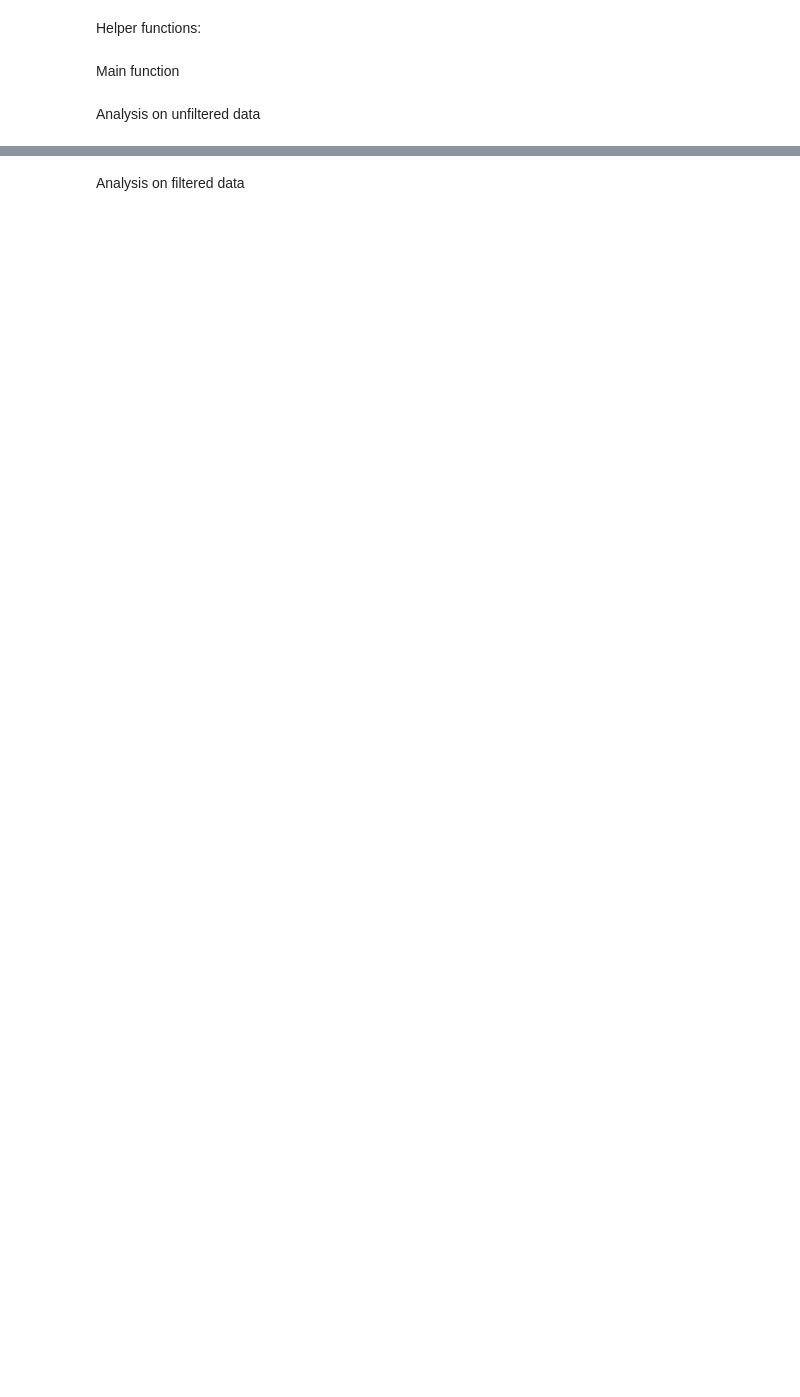
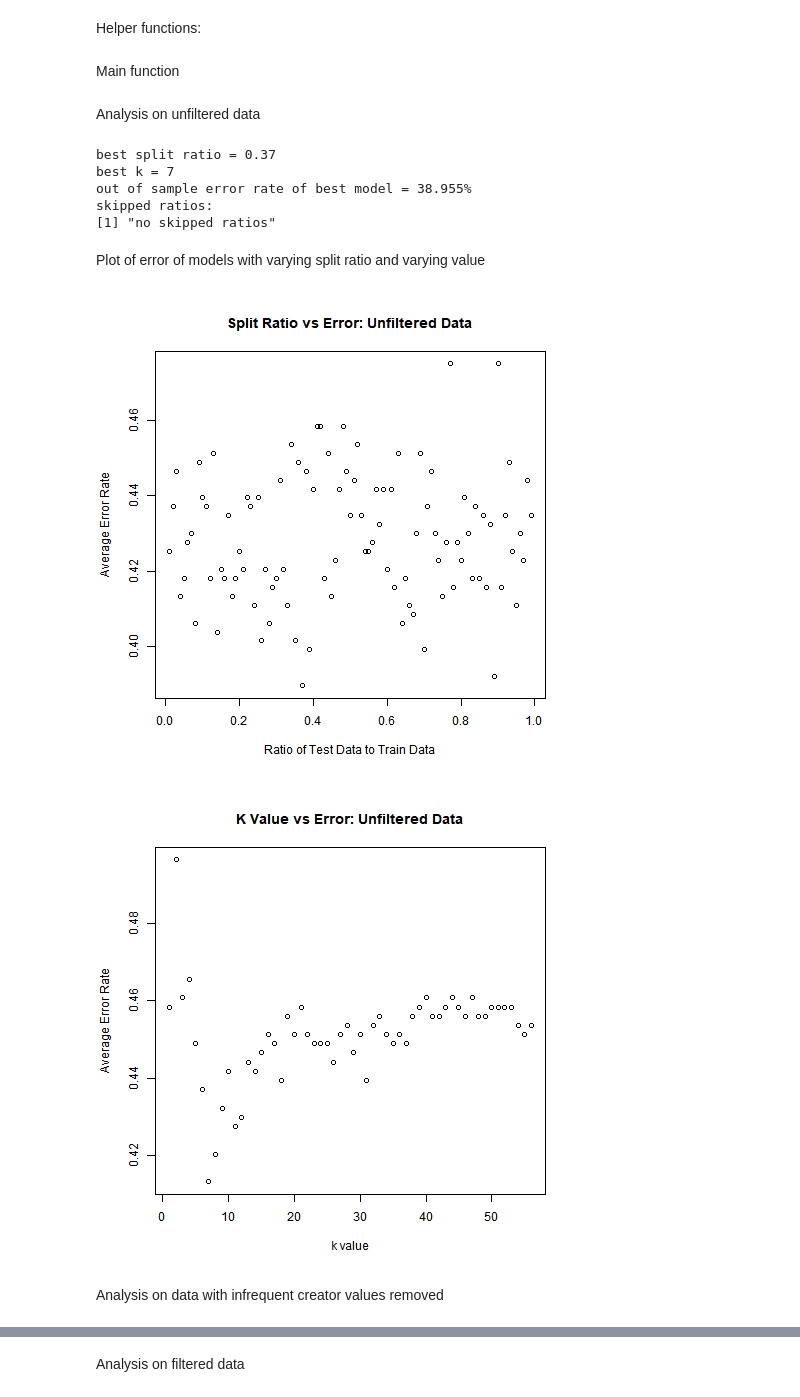
Before and after one commit to mikayla-eckelcifrese/DAT402-Project-1, a Jupyter notebook: K-Nearest Neighbors Analysis.ipynb, the cells around one changed output, grey strips where cells are left out. Drawn from its saved outputs; the diff is of its cells as text; code cells hidden in the pictures; blank space fills up the shorter version.

```diff
--- a/K-Nearest Neighbors Analysis.ipynb
+++ b/K-Nearest Neighbors Analysis.ipynb
@@ -135,13 +157,13 @@ creatorsBarChart;
 Since, as the above bar graph shows, the vast majority characters in the data set are from the top 6 creators, the others are unlikely to contribute
 meaningfully to the overall patterns and will only complicate the analysis, hence I'll remove them and create a new graph:
 # %%
-%%R -o superheroDataFilled
+%%R -o superheroData_removed_infrequent_creators
 
-superheroDataFilled =
+superheroData_removed_infrequent_creators =
 superheroDataFilled %>% filter(creator %in% c('Marvel Comics','DC Comics', 'Shueisha', 'Lego', 'Image Comics',
                                               'George Lucas', 'Dark Horse Comics', 'NBC - Heroes'))
 
-creatorNamesandCounts = GetNamesandCounts(superheroDataFilled['creator'])
+creatorNamesandCounts = GetNamesandCounts(superheroData_removed_infrequent_creators['creator'])
 
 
 #create labels for new graph
@@ -368,6 +435,55 @@ KNN_Analysis = function(df, category, categoryColumn, initialSplitRatio, quantit
 # %% [markdown]
 Analysis on unfiltered data
 # %%
-%%R -o knn_results
-knn_results = KNN_Analysis(superheroDataFilled, categoryColumn = superheroDataFilled$creator, initialSplitRatio = 0.73,
+%%R -o knn_results_unfiltered_data
+knn_results_unfiltered_data = KNN_Analysis(superheroDataFilled, categoryColumn = superheroDataFilled$creator, initialSplitRatio = 0.73,
                     quantitativeVariableColumns = 10:67, starting_k = 24)
+# %%
+def Show_KNN_Results(KNN_results, confusionMatrixNames = None): #too many categories for it to be worth displaying the confusion matrix for the full dataset, but worth                                                                 #it for the filtered data set
+    bestSplitRatio = KNN_results['bestSplitRatio'][0]
+    best_k = KNN_results['best_k'][0]
+    outOfSampleErrorSplitRatio = KNN_results['outOfSampleErrorSplitRatio']
+    #InSampleErrorSplitRatio = KNN_results['InSampleErrorSplitRatio']
+    outOfSampleErrorBestModel = outOfSampleErrorSplitRatio[int(bestSplitRatio * 100) - 1]
+    #InSampleErrorBestModel= InSampleErrorSplitRatio[int(bestSplitRatio * 100) - 1]
+    skippedRatios = KNN_results['skippedRatios']
+
+    print("".join(["best split ratio = ", str(bestSplitRatio)]))
+    print("".join(["best k = ", str(best_k)]))
+    print("".join(["out of sample error rate of best model = ", str(round(outOfSampleErrorBestModel * 100, 3)), "%"]))
+    #print("".join(["in sample error rate of best model = ", str(round(InSampleErrorBestModel * 100, 3)), "%"]))
+    print("skipped ratios:")
+    print(skippedRatios)
+
+    if confusionMatrixNames != None:
+        confusionMatrix_bestModel = pd.DataFrame(KNN_results['confusionMatrix_bestModel'], columns = confusionMatrixNames, index = confusionMatrixNames)
+        print("Confusion Matrix for best model:")
+        print(confusionMatrix_bestModel)
+
+Show_KNN_Results(knn_results_unfiltered_data);
+# %% [output]
+best split ratio = 0.37
+best k = 7
+out of sample error rate of best model = 38.955%
+skipped ratios:
+[1] "no skipped ratios"
+# %% [markdown]
+Plot of error of models with varying split ratio and varying value
+# %%
+%%R
+
+plotError = function(knn_results, DataName)
+{
+    plot(x = (1:99)*(1/100), y = knn_results$outOfSampleErrorSplitRatio,
+         main = paste0("Split Ratio vs Error: ", DataName), xlab = "Ratio of Test Data to Train Data",
+         ylab = "Average Error Rate")
+
+    plot(x = 1:56, y = knn_results$out_of_sample_error_k, main = paste0("K Value vs Error: ", DataName), xlab = "k value", ylab = "Average Error Rate")
+}
+
+plotError(knn_results_unfiltered_data, DataName = "Unfiltered Data")
+# %% [output]
+[figure, added]
+[figure, added]
+# %% [markdown]
+Analysis on data with infrequent creator values removed
```
Also changed, not shown: parts of 50 cells of this notebook, 1 other file.
